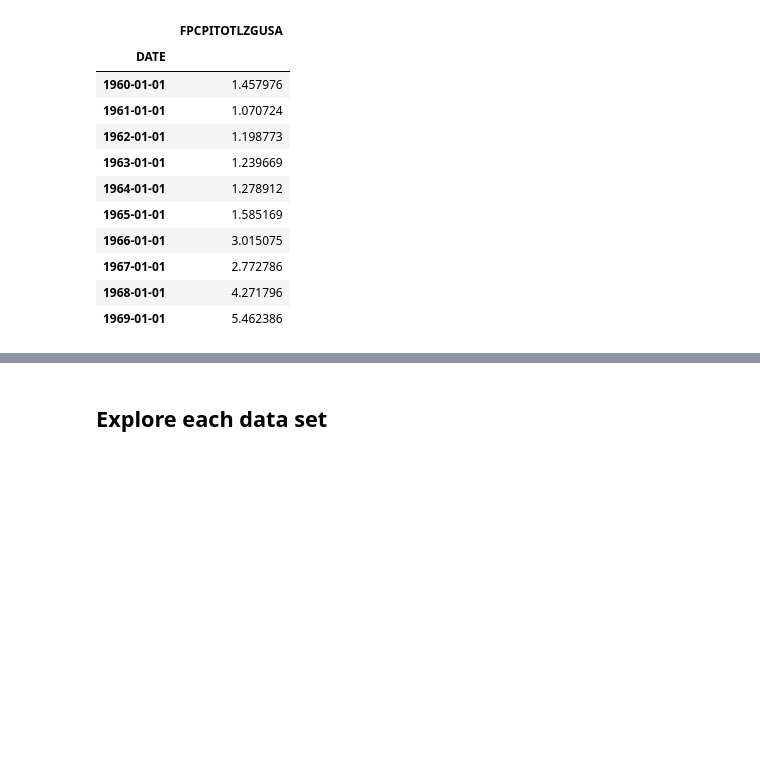
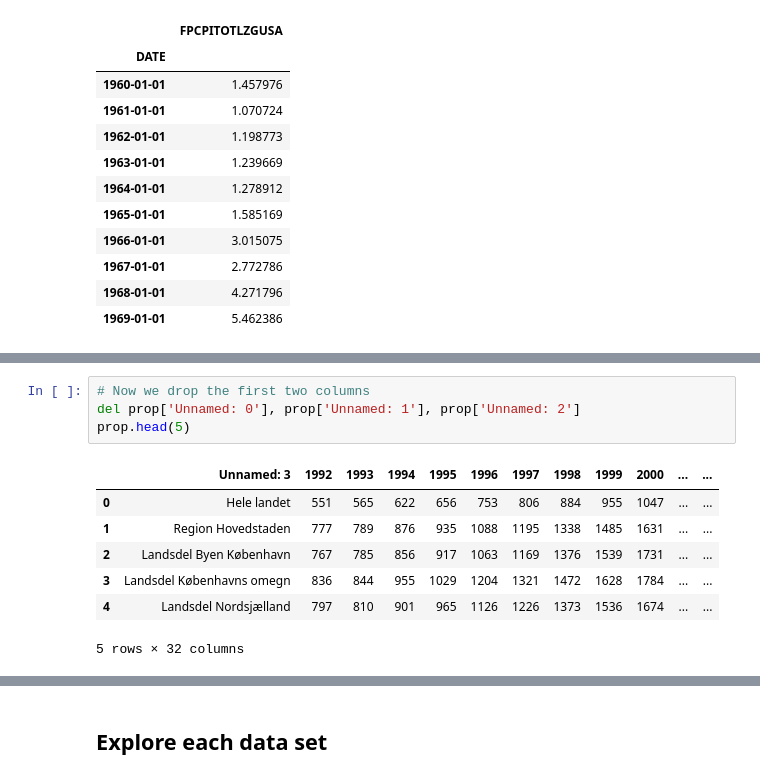
Before and after one commit to NumEconCopenhagen/projects-2023-jps, a Jupyter notebook: dataproject/dataproject.ipynb, the cells around one changed output, grey strips where cells are left out. Saved outputs shown, nothing was run; the diff lists cells and outputs as text; blank space fills up the shorter version.

```diff
--- a/dataproject/dataproject.ipynb
+++ b/dataproject/dataproject.ipynb
@@ -115,0 +127,12 @@ empl_us.head(13)
+# %%
+# Now we drop the first two columns
+del prop['Unnamed: 0'], prop['Unnamed: 1'], prop['Unnamed: 2']
+prop.head(5)
+# %% [output]
+|  | Unnamed: 3 | 1992 | 1993 | 1994 | 1995 | 1996 | 1997 | 1998 | 1999 | 2000 | ... | ... |
+| 0 | Hele landet | 551 | 565 | 622 | 656 | 753 | 806 | 884 | 955 | 1047 | ... | ... |
+| 1 | Region Hovedstaden | 777 | 789 | 876 | 935 | 1088 | 1195 | 1338 | 1485 | 1631 | ... | ... |
+| 2 | Landsdel Byen København | 767 | 785 | 856 | 917 | 1063 | 1169 | 1376 | 1539 | 1731 | ... | ... |
+| 3 | Landsdel Københavns omegn | 836 | 844 | 955 | 1029 | 1204 | 1321 | 1472 | 1628 | 1784 | ... | ... |
+| 4 | Landsdel Nordsjælland | 797 | 810 | 901 | 965 | 1126 | 1226 | 1373 | 1536 | 1674 | ... | ... |
+5 rows × 32 columns
```
Also changed, not shown: parts of 12 cells of this notebook, 2 other files.
